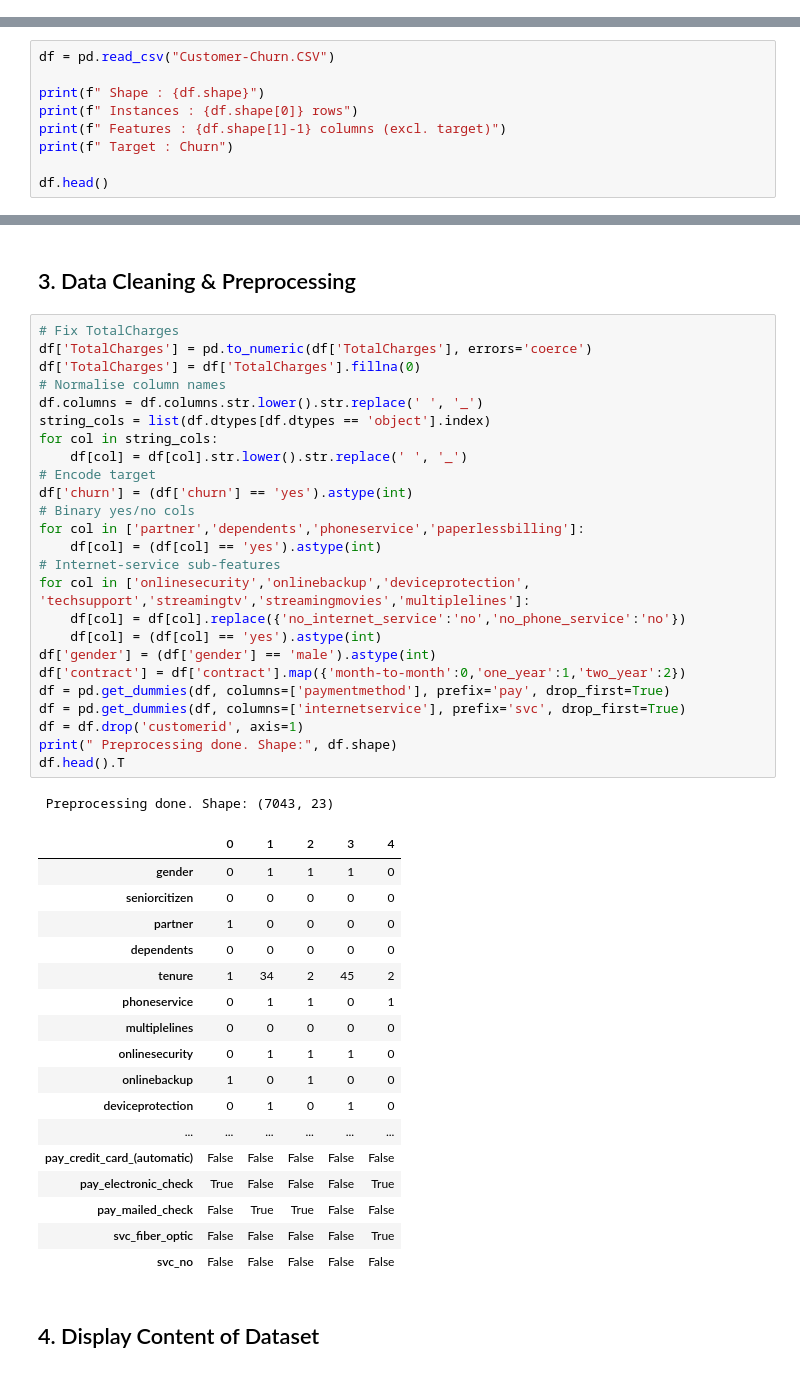
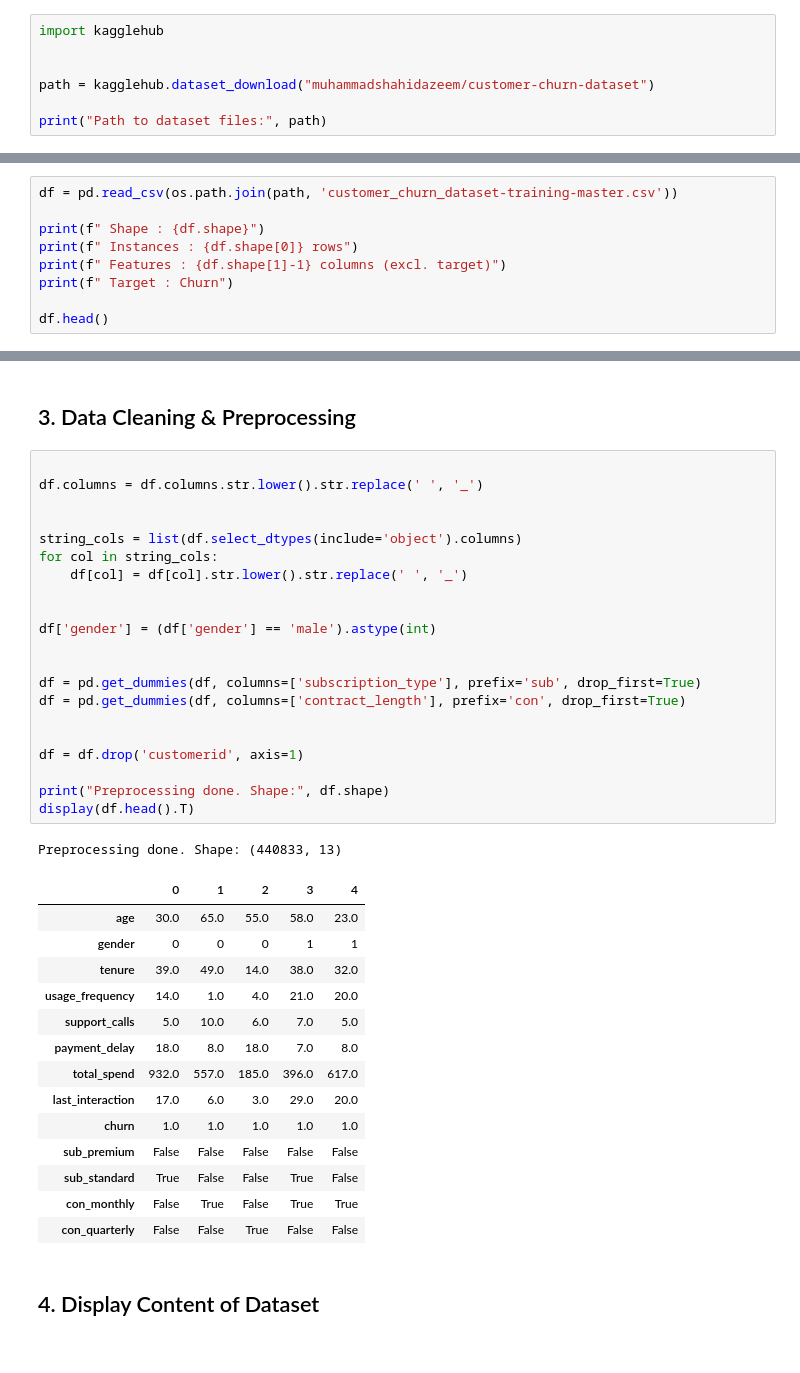
Before and after one commit to Prathik-c/churn-prediction-project, a Jupyter notebook: Decision_tree_for_Churn.ipynb, the cells around one changed output, grey strips where cells are left out. Cells and saved outputs as stored; diff of their text form.

```diff
--- a/Decision_tree_for_Churn.ipynb
+++ b/Decision_tree_for_Churn.ipynb
@@ -14,2 +15,9 @@ from sklearn.metrics import accuracy_score, confusion_matrix, classification_rep
 %matplotlib inline
 plt.rcParams['figure.figsize'] = (10, 6)
+# %%
+import kagglehub
+
+
+path = kagglehub.dataset_download("muhammadshahidazeem/customer-churn-dataset")
+
+print("Path to dataset files:", path)
@@ -16,7 +26,7 @@ plt.rcParams['figure.figsize'] = (10, 6)
 # %% [markdown]
 ## 2. Load Dataset & Identify Instances
 # %%
-df = pd.read_csv("Customer-Churn.CSV")
+df = pd.read_csv(os.path.join(path, 'customer_churn_dataset-training-master.csv'))
 
 print(f" Shape : {df.shape}")
 print(f" Instances : {df.shape[0]} rows")
@@ -62,49 +71,42 @@ for col in df.columns:
 # %% [markdown]
 ## 3. Data Cleaning & Preprocessing
 # %%
-# Fix TotalCharges
-df['TotalCharges'] = pd.to_numeric(df['TotalCharges'], errors='coerce')
-df['TotalCharges'] = df['TotalCharges'].fillna(0)
-# Normalise column names
+
 df.columns = df.columns.str.lower().str.replace(' ', '_')
-string_cols = list(df.dtypes[df.dtypes == 'object'].index)
+
+
+string_cols = list(df.select_dtypes(include='object').columns)
 for col in string_cols:
     df[col] = df[col].str.lower().str.replace(' ', '_')
-# Encode target
-df['churn'] = (df['churn'] == 'yes').astype(int)
-# Binary yes/no cols
-for col in ['partner','dependents','phoneservice','paperlessbilling']:
-    df[col] = (df[col] == 'yes').astype(int)
-# Internet-service sub-features
-for col in ['onlinesecurity','onlinebackup','deviceprotection', 'techsupport','streamingtv','streamingmovies','multiplelines']:
-    df[col] = df[col].replace({'no_internet_service':'no','no_phone_service':'no'})
-    df[col] = (df[col] == 'yes').astype(int)
+
+
 df['gender'] = (df['gender'] == 'male').astype(int)
-df['contract'] = df['contract'].map({'month-to-month':0,'one_year':1,'two_year':2})
-df = pd.get_dummies(df, columns=['paymentmethod'], prefix='pay', drop_first=True)
-df = pd.get_dummies(df, columns=['internetservice'], prefix='svc', drop_first=True)
+
+
+df = pd.get_dummies(df, columns=['subscription_type'], prefix='sub', drop_first=True)
+df = pd.get_dummies(df, columns=['contract_length'], prefix='con', drop_first=True)
+
+
 df = df.drop('customerid', axis=1)
-print(" Preprocessing done. Shape:", df.shape)
-df.head().T
+
+print("Preprocessing done. Shape:", df.shape)
+display(df.head().T)
 # %% [output]
- Preprocessing done. Shape: (7043, 23)
+Preprocessing done. Shape: (440833, 13)
 |  | 0 | 1 | 2 | 3 | 4 |
-| gender | 0 | 1 | 1 | 1 | 0 |
-| seniorcitizen | 0 | 0 | 0 | 0 | 0 |
-| partner | 1 | 0 | 0 | 0 | 0 |
-| dependents | 0 | 0 | 0 | 0 | 0 |
-| tenure | 1 | 34 | 2 | 45 | 2 |
-| phoneservice | 0 | 1 | 1 | 0 | 1 |
-| multiplelines | 0 | 0 | 0 | 0 | 0 |
-| onlinesecurity | 0 | 1 | 1 | 1 | 0 |
-| onlinebackup | 1 | 0 | 1 | 0 | 0 |
-| deviceprotection | 0 | 1 | 0 | 1 | 0 |
-| ... | ... | ... | ... | ... | ... |
-| pay_credit_card_(automatic) | False | False | False | False | False |
-| pay_electronic_check | True | False | False | False | True |
-| pay_mailed_check | False | True | True | False | False |
-| svc_fiber_optic | False | False | False | False | True |
-| svc_no | False | False | False | False | False |
+| age | 30.0 | 65.0 | 55.0 | 58.0 | 23.0 |
+| gender | 0 | 0 | 0 | 1 | 1 |
+| tenure | 39.0 | 49.0 | 14.0 | 38.0 | 32.0 |
+| usage_frequency | 14.0 | 1.0 | 4.0 | 21.0 | 20.0 |
+| support_calls | 5.0 | 10.0 | 6.0 | 7.0 | 5.0 |
+| payment_delay | 18.0 | 8.0 | 18.0 | 7.0 | 8.0 |
+| total_spend | 932.0 | 557.0 | 185.0 | 396.0 | 617.0 |
+| last_interaction | 17.0 | 6.0 | 3.0 | 29.0 | 20.0 |
+| churn | 1.0 | 1.0 | 1.0 | 1.0 | 1.0 |
+| sub_premium | False | False | False | False | False |
+| sub_standard | True | False | False | True | False |
+| con_monthly | False | True | False | True | True |
+| con_quarterly | False | False | True | False | False |
 # %% [markdown]
 ## 4. Display Content of Dataset
 # %%
```
Also changed, not shown: parts of 22 cells of this notebook, 6 other files.
